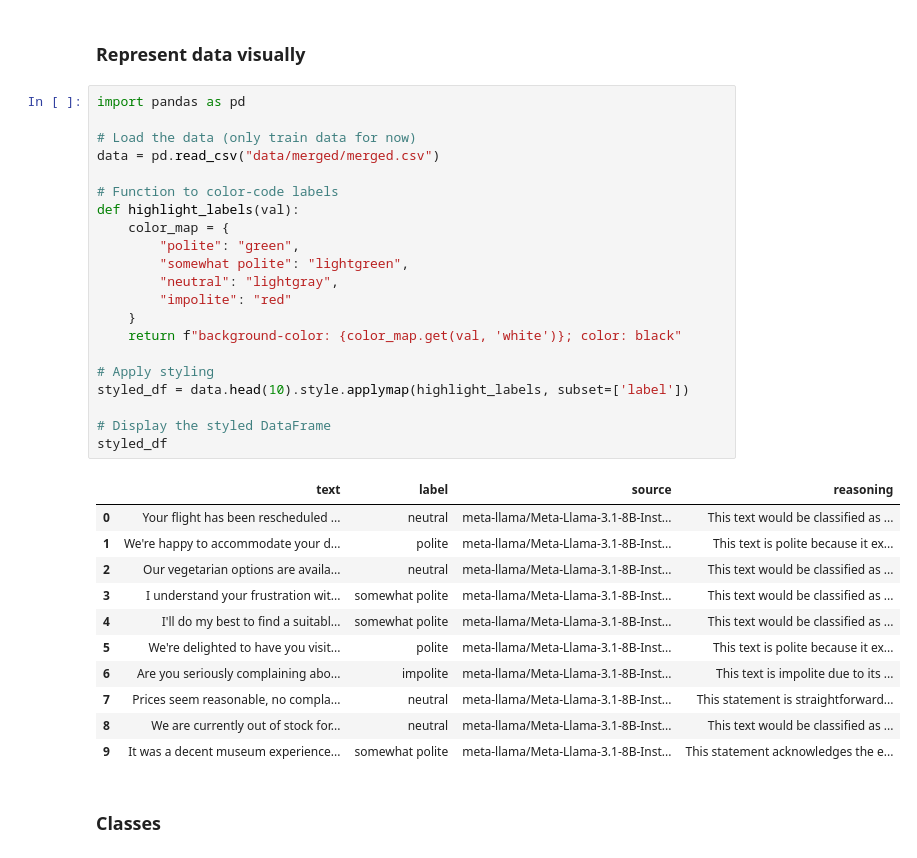
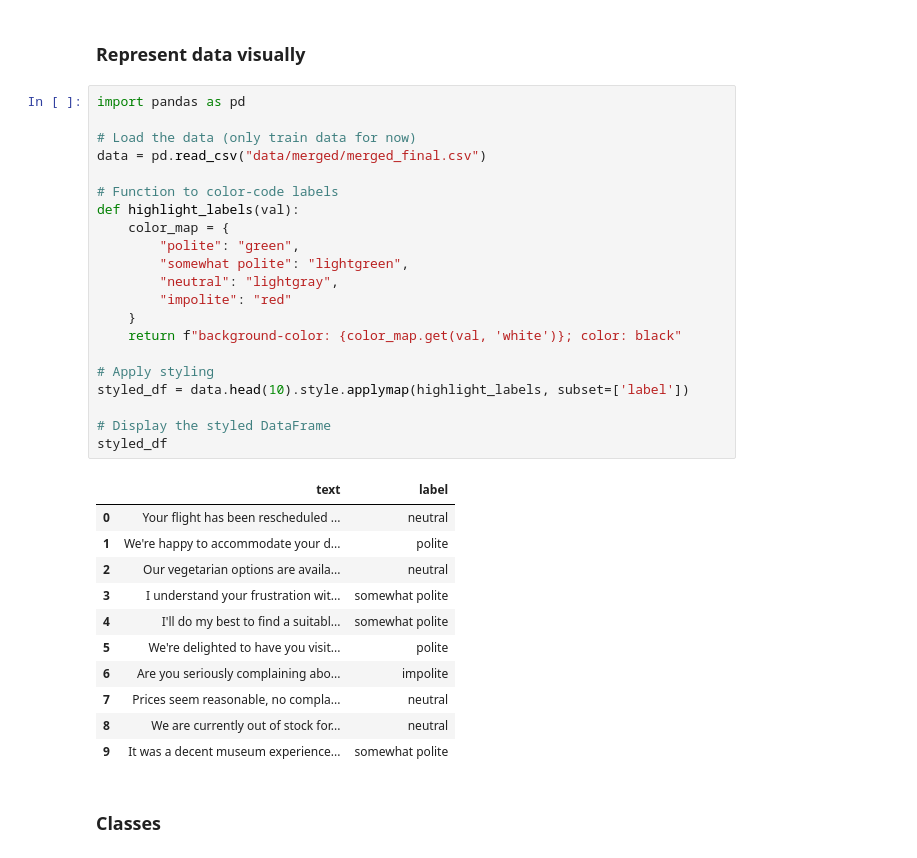
Before and after one commit to FranciscoAlves124/NLP1, a Jupyter notebook: eda.ipynb, the cells around one changed output. Cells and saved outputs as stored; diff of their text form.

```diff
--- a/eda.ipynb
+++ b/eda.ipynb
@@ -56,36 +94,36 @@ data_merged.to_csv("data/merged/merged.csv", index=False)
 # %%
 import pandas as pd
 
 # Load the data (only train data for now)
-data = pd.read_csv("data/merged/merged.csv")
+data = pd.read_csv("data/merged/merged_final.csv")
 
 # Function to color-code labels
 def highlight_labels(val):
     color_map = {
         "polite": "green",
         "somewhat polite": "lightgreen",
         "neutral": "lightgray",
         "impolite": "red"
     }
     return f"background-color: {color_map.get(val, 'white')}; color: black"
 
 # Apply styling
 styled_df = data.head(10).style.applymap(highlight_labels, subset=['label'])
 
 # Display the styled DataFrame
 styled_df
 # %% [output]
-|  | text | label | source | reasoning |
-| 0 | Your flight has been rescheduled ... | neutral | meta-llama/Meta-Llama-3.1-8B-Inst... | This text would be classified as ... |
-| 1 | We're happy to accommodate your d... | polite | meta-llama/Meta-Llama-3.1-8B-Inst... | This text is polite because it ex... |
-| 2 | Our vegetarian options are availa... | neutral | meta-llama/Meta-Llama-3.1-8B-Inst... | This text would be classified as ... |
-| 3 | I understand your frustration wit... | somewhat polite | meta-llama/Meta-Llama-3.1-8B-Inst... | This text would be classified as ... |
-| 4 | I'll do my best to find a suitabl... | somewhat polite | meta-llama/Meta-Llama-3.1-8B-Inst... | This text would be classified as ... |
-| 5 | We're delighted to have you visit... | polite | meta-llama/Meta-Llama-3.1-8B-Inst... | This text is polite because it ex... |
-| 6 | Are you seriously complaining abo... | impolite | meta-llama/Meta-Llama-3.1-8B-Inst... | This text is impolite due to its ... |
-| 7 | Prices seem reasonable, no compla... | neutral | meta-llama/Meta-Llama-3.1-8B-Inst... | This statement is straightforward... |
-| 8 | We are currently out of stock for... | neutral | meta-llama/Meta-Llama-3.1-8B-Inst... | This text would be classified as ... |
-| 9 | It was a decent museum experience... | somewhat polite | meta-llama/Meta-Llama-3.1-8B-Inst... | This statement acknowledges the e... |
+|  | text | label |
+| 0 | Your flight has been rescheduled ... | neutral |
+| 1 | We're happy to accommodate your d... | polite |
+| 2 | Our vegetarian options are availa... | neutral |
+| 3 | I understand your frustration wit... | somewhat polite |
+| 4 | I'll do my best to find a suitabl... | somewhat polite |
+| 5 | We're delighted to have you visit... | polite |
+| 6 | Are you seriously complaining abo... | impolite |
+| 7 | Prices seem reasonable, no compla... | neutral |
+| 8 | We are currently out of stock for... | neutral |
+| 9 | It was a decent museum experience... | somewhat polite |
 # %% [markdown]
 ### Classes
 # %%
```
Also changed, not shown: parts of 7 cells of this notebook, 3 other files.
